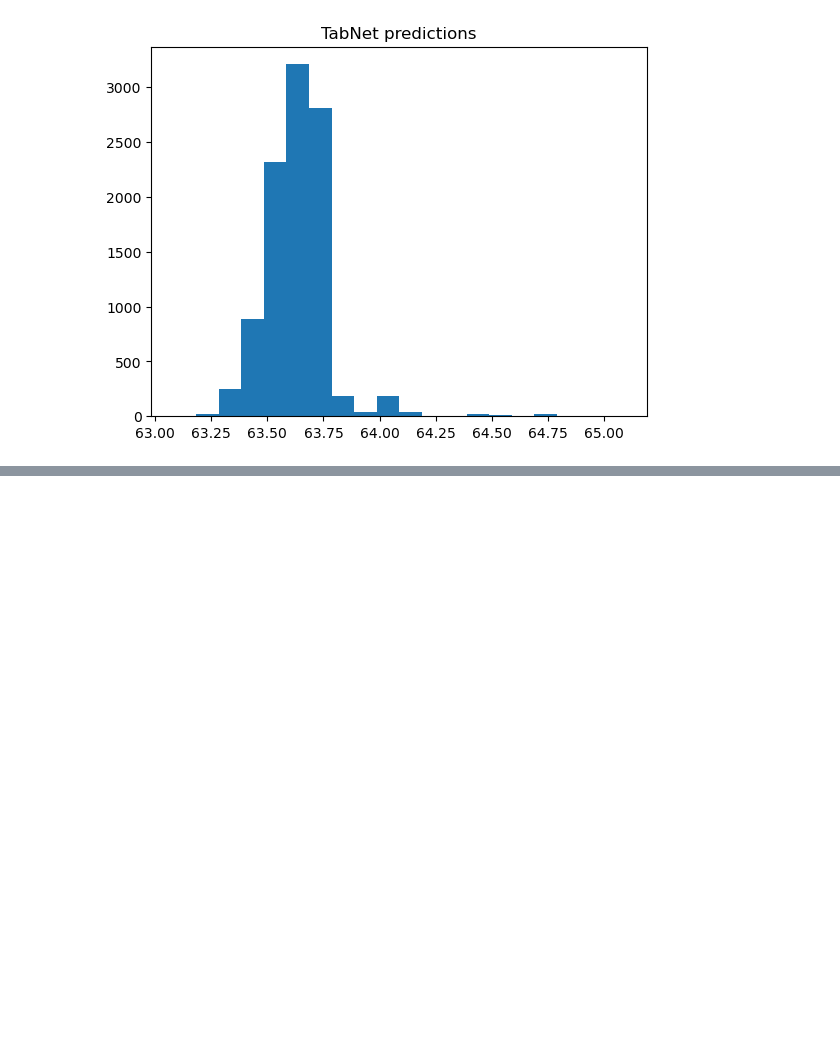
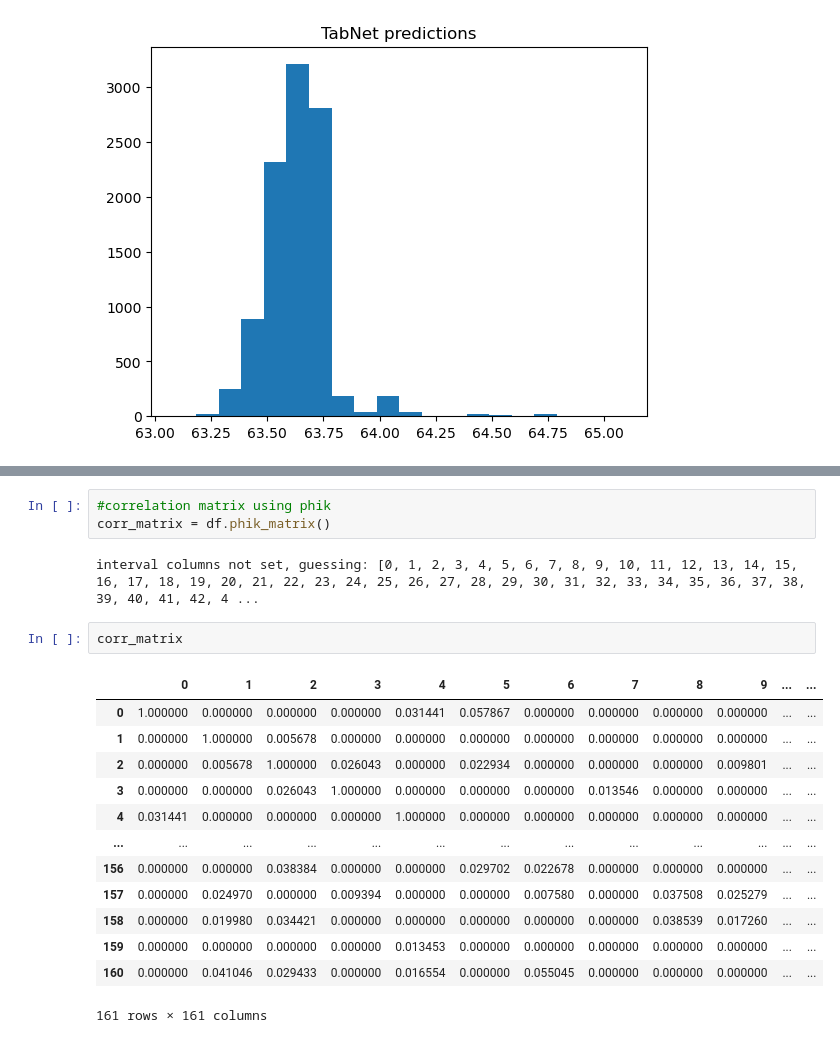
Before and after one commit to mijanr/TabSurvey, a Jupyter notebook: Correlation study.ipynb, the cells around one changed output, grey strips where cells are left out. Saved outputs shown, nothing was run; the diff lists cells and outputs as text; blank space fills up the shorter version.

Commit message:
corr study added

```diff
--- a/Correlation study.ipynb
+++ b/Correlation study.ipynb
@@ -472,0 +538,21 @@ plt.show()
+# %%
+#correlation matrix using phik
+corr_matrix = df.phik_matrix()
+# %% [output]
+interval columns not set, guessing: [0, 1, 2, 3, 4, 5, 6, 7, 8, 9, 10, 11, 12, 13, 14, 15, 16, 17, 18, 19, 20, 21, 22, 23, 24, 25, 26, 27, 28, 29, 30, 31, 32, 33, 34, 35, 36, 37, 38, 39, 40, 41, 42, 4 ...
+# %%
+corr_matrix
+# %% [output]
+|  | 0 | 1 | 2 | 3 | 4 | 5 | 6 | 7 | 8 | 9 | ... | ... |
+| 0 | 1.000000 | 0.000000 | 0.000000 | 0.000000 | 0.031441 | 0.057867 | 0.000000 | 0.000000 | 0.000000 | 0.000000 | ... | ... |
+| 1 | 0.000000 | 1.000000 | 0.005678 | 0.000000 | 0.000000 | 0.000000 | 0.000000 | 0.000000 | 0.000000 | 0.000000 | ... | ... |
+| 2 | 0.000000 | 0.005678 | 1.000000 | 0.026043 | 0.000000 | 0.022934 | 0.000000 | 0.000000 | 0.000000 | 0.009801 | ... | ... |
+| 3 | 0.000000 | 0.000000 | 0.026043 | 1.000000 | 0.000000 | 0.000000 | 0.000000 | 0.013546 | 0.000000 | 0.000000 | ... | ... |
+| 4 | 0.031441 | 0.000000 | 0.000000 | 0.000000 | 1.000000 | 0.000000 | 0.000000 | 0.000000 | 0.000000 | 0.000000 | ... | ... |
+| ... | ... | ... | ... | ... | ... | ... | ... | ... | ... | ... | ... | ... |
+| 156 | 0.000000 | 0.000000 | 0.038384 | 0.000000 | 0.000000 | 0.029702 | 0.022678 | 0.000000 | 0.000000 | 0.000000 | ... | ... |
+| 157 | 0.000000 | 0.024970 | 0.000000 | 0.009394 | 0.000000 | 0.000000 | 0.007580 | 0.000000 | 0.037508 | 0.025279 | ... | ... |
+| 158 | 0.000000 | 0.019980 | 0.034421 | 0.000000 | 0.000000 | 0.000000 | 0.000000 | 0.000000 | 0.038539 | 0.017260 | ... | ... |
+| 159 | 0.000000 | 0.000000 | 0.000000 | 0.000000 | 0.013453 | 0.000000 | 0.000000 | 0.000000 | 0.000000 | 0.000000 | ... | ... |
+| 160 | 0.000000 | 0.041046 | 0.029433 | 0.000000 | 0.016554 | 0.000000 | 0.055045 | 0.000000 | 0.000000 | 0.000000 | ... | ... |
+161 rows × 161 columns
```
Also changed, not shown: parts of 13 cells of this notebook.
